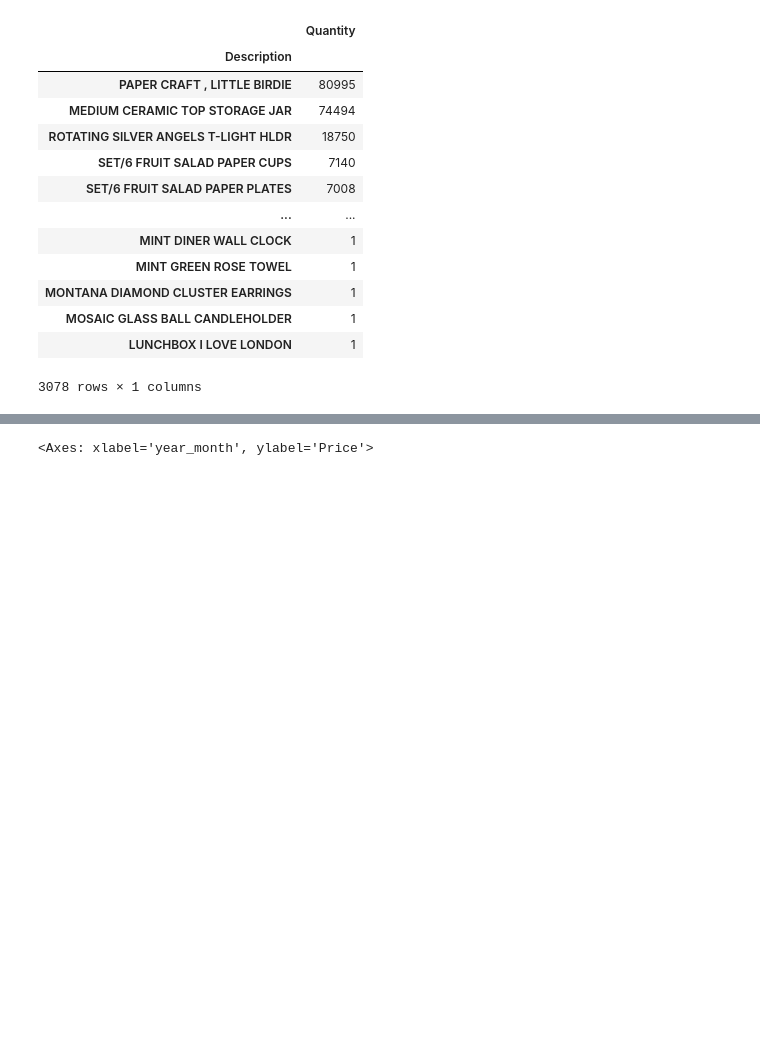
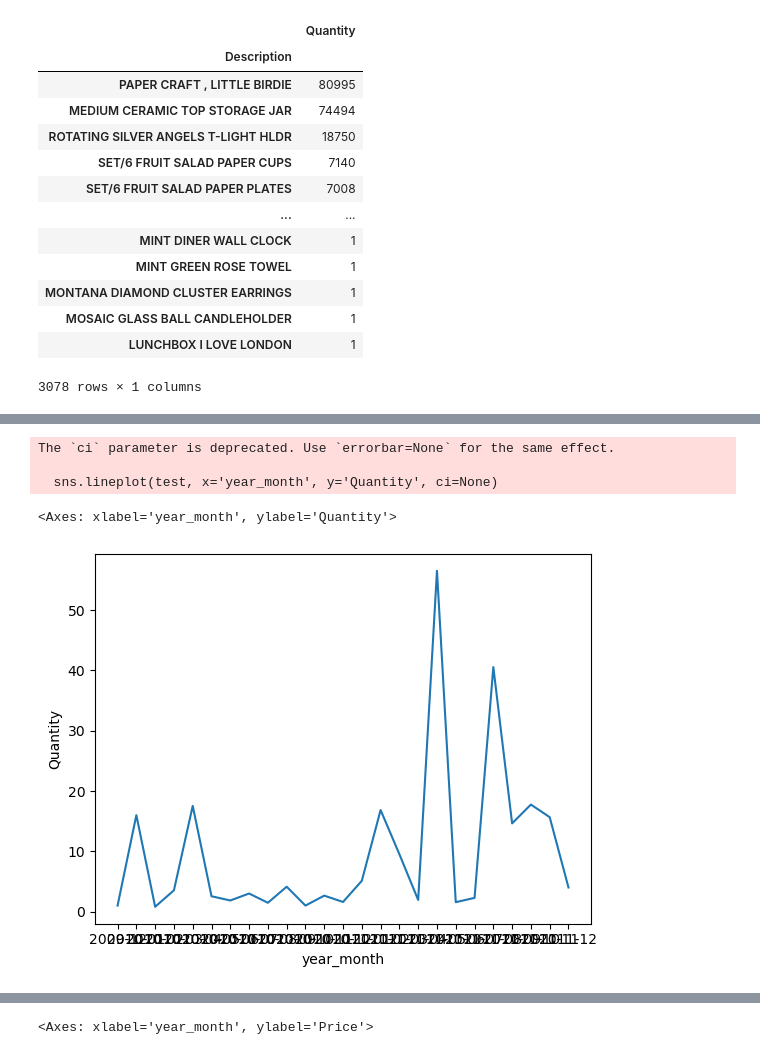
Before and after one commit to Hoomaaan/Retail-Store-Challenge, a Jupyter notebook: main.ipynb, the cells around one changed output, grey strips where cells are left out. Drawn from its saved outputs; the diff is of its cells as text; code cells hidden in the pictures; blank space fills up the shorter version.

```diff
--- a/main.ipynb
+++ b/main.ipynb
@@ -288,0 +275,9 @@ df_cancelled.groupby('Description')[['Quantity']].sum().sort_values('Quantity',
+# %%
+test = df_cancelled[df_cancelled['Description'] == 'Manual']
+sns.lineplot(test, x='year_month', y='Quantity', ci=None)
+# %% [output]
+The `ci` parameter is deprecated. Use `errorbar=None` for the same effect.
+
+  sns.lineplot(test, x='year_month', y='Quantity', ci=None)
+<Axes: xlabel='year_month', ylabel='Quantity'>
+[figure, added]
```
Also changed, not shown: parts of 17 cells of this notebook.
